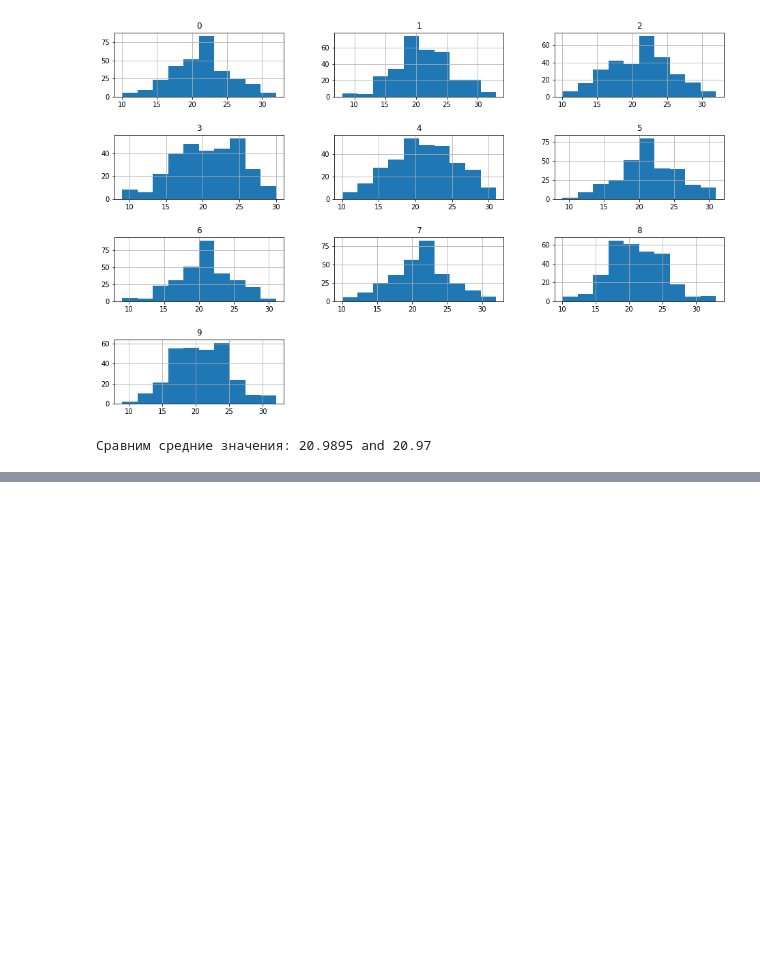
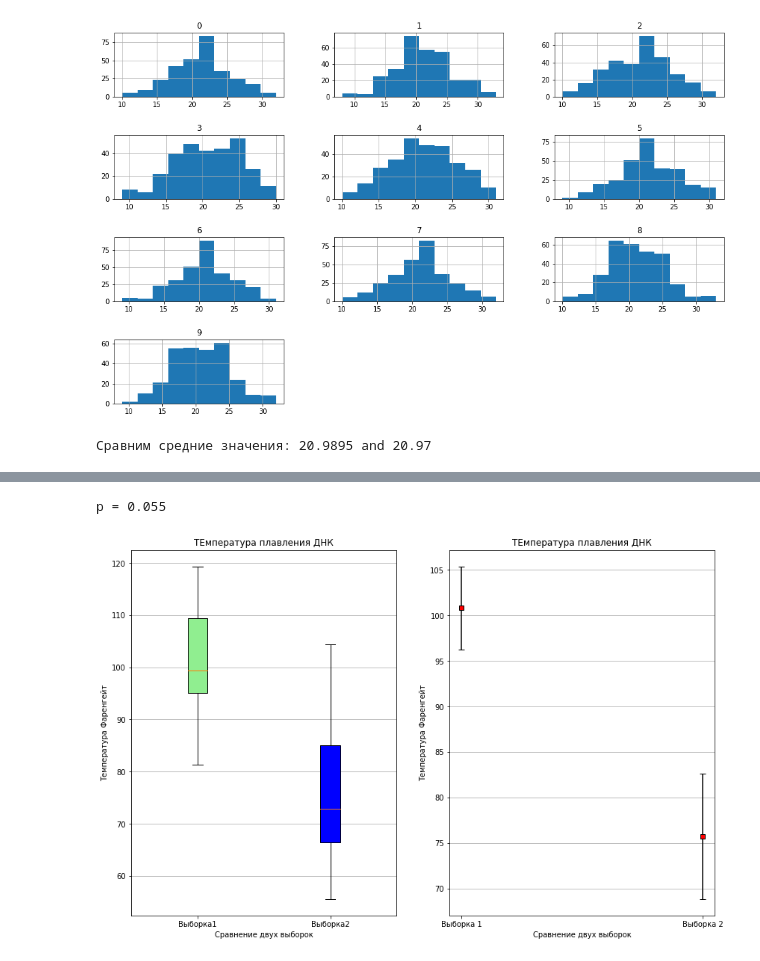
Before and after one commit to malikkamchibekov/stepik_statistics_courses, a Jupyter notebook: stepik_statistic_1.ipynb, the cells around one changed output, grey strips where cells are left out. Saved outputs shown, nothing was run; the diff lists cells and outputs as text; code cells hidden in the pictures; blank space fills up the shorter version.

```diff
--- a/stepik_statistic_1.ipynb
+++ b/stepik_statistic_1.ipynb
@@ -273,0 +303,55 @@ print('[%.2f, %.2f] ')
+# %%
+'''На выборке в 15 наблюдений при помощи одновыборочного t-теста
+проверяется нулевая гипотеза: μ=10
+и рассчитанное t-значение = -2, то p-уровень значимости(двусторонний) равен:
+'''
+from scipy import stats
+
+t = -2
+n = 30
+df = n - 1
+
+p = 2 * stats.t.sf(abs(t), df)
+print(f'p = {p:.3f}')
+# %% [output]
+p = 0.055
+# %%
+'''Задача: Первая выборка — это пациенты, которых лечили препаратом А. Вторая выборка — пациенты, которых лечили
+препаратом Б. Значения в выборках — это температура плавления ДНК после приема препарата.
+Требуется выяснить, имеется ли значимое различие эффективности препаратов А и Б, или различия являются
+чисто случайными и объясняются «естественной» дисперсией выбранной характеристики.'''
+
+import pandas as pd
+from scipy.stats import t
+import matplotlib.pyplot as plt
+import numpy as np
+
+array1 = np.array([84.7, 105.0, 98.9, 97.9, 108.7, 81.3, 99.4, 89.4, 93.0,
+                   119.3, 99.2, 99.4, 97.1, 112.4, 99.8, 94.7, 114.0, 95.1, 115.5, 111.5])
+array2 = np.array([57.2, 68.6, 104.4, 95.1, 89.9, 70.8, 83.5, 60.1, 75.7,
+                   102.0, 69.0, 79.6, 68.9, 98.6, 76.0, 74.8, 56.0, 55.6, 69.4, 59.5])
+
+df = pd.DataFrame({'Выборка 1': array1, 'Выборка 2': array2}).agg(['mean', 'std', 'count', 'sem']).transpose() # mean - среднее, std - стандартное отклонение, count - число наблюдений, sem - стандартная ошибка
+df.columns = ['Mx','SD','N','SE']
+p = 0.95
+k = t.ppf((1 + p)/2, df['Mx']-1)
+df['interval'] = k * df['SE'] # рассчитываем 95% доверительный интервал отклонения
+
+fig, (ax1, ax2) = plt.subplots(nrows=1, ncols=2, figsize=(14, 9)) # создаем 2 графика для выборок и доверительных интервалов
+boxplot_samples = ax1.boxplot([array1, array2], vert=True, patch_artist=True, labels=['Выборка1', 'Выборка2'])
+boxplot_intervals = ax2.errorbar(x=df.index, y=df['Mx'], yerr=df['interval'], color='black', \
+                                 capsize=4, marker="s", markersize=6, mfc="red", mec="black", fmt ='o')
+
+colors = ['lightgreen', 'blue']
+for patch, color in zip(boxplot_samples['boxes'], colors):
+    patch.set_facecolor(color)
+
+for ax in [ax1, ax2]:
+    ax.yaxis.grid(True)
+    ax.set_title('ТЕмпература плавления ДНК')
+    ax.set_xlabel('Сравнение двух выборок')
+    ax.set_ylabel('Температура Фаренгейт')
+
+plt.show()
+# %% [output]
+[figure, added]
```
Also changed, not shown: parts of 3 cells of this notebook.
